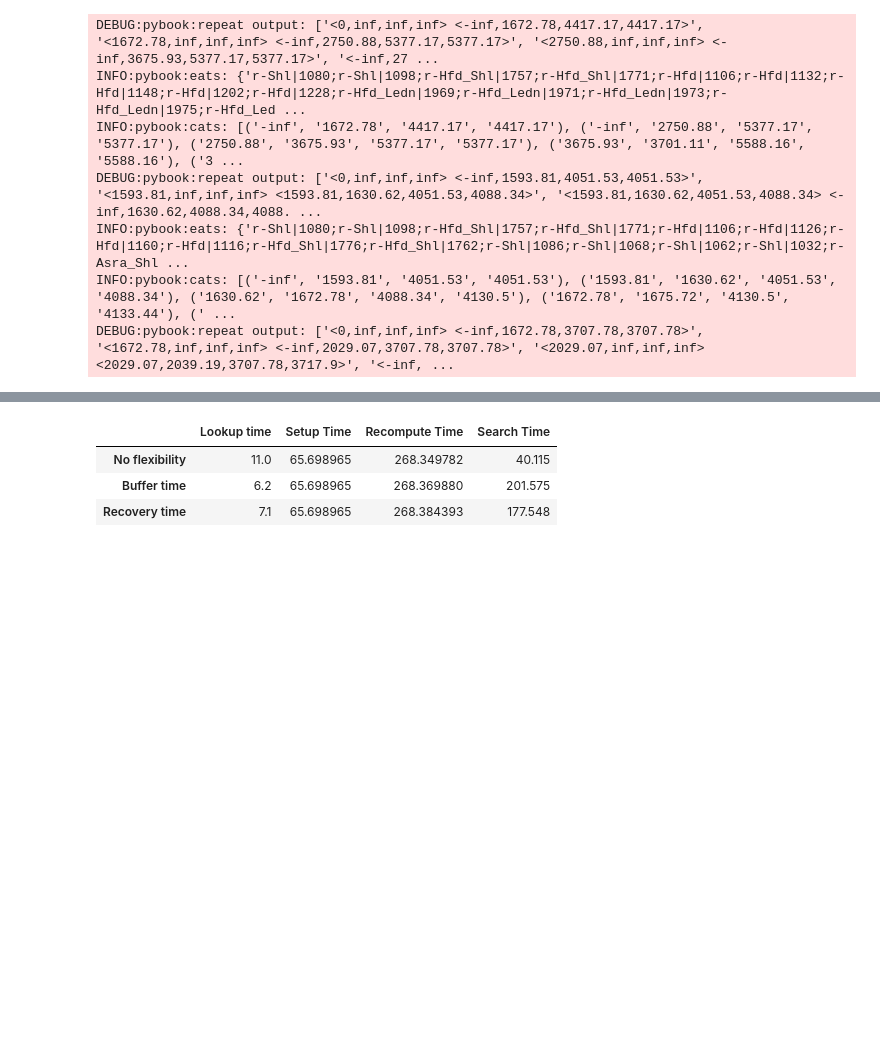
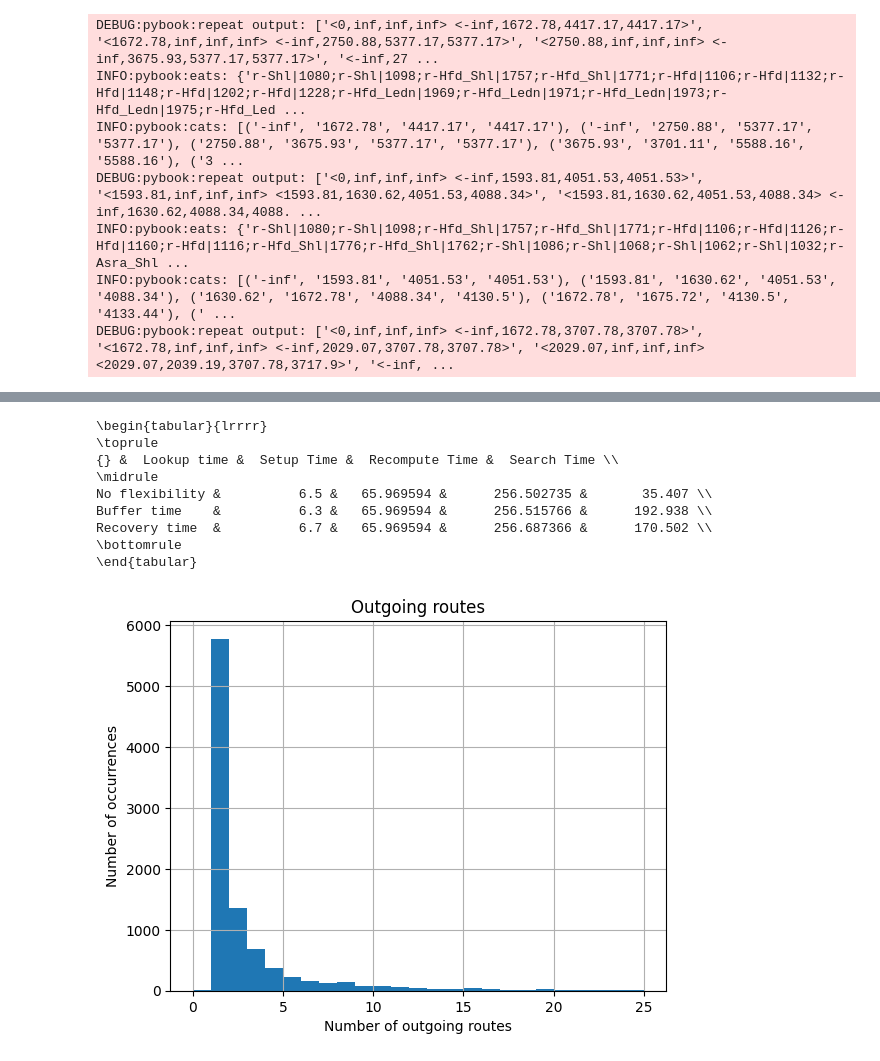
Before and after one commit to GoodGuyMe/delay-replanning-slack, a Jupyter notebook: experiments/blocking_experiments.ipynb, the cells around one changed output, grey strips where cells are left out. Drawn from its saved outputs; the diff is of its cells as text; code cells hidden in the pictures; blank space fills up the shorter version.

```diff
--- a/experiments/blocking_experiments.ipynb
+++ b/experiments/blocking_experiments.ipynb
@@ -327,19 +348,32 @@ def sum_cols(df1, cols, name):
     df2[name] = df1[cols].sum(axis=1)
     return df2
 
-df = pd.DataFrame([exp.get_running_time() for exp in experiments], index=[exp.metadata['label'] for exp in experiments])
+time_df = pd.DataFrame([exp.get_running_time() for exp in experiments], index=[exp.metadata['label'] for exp in experiments])
 
 setup_cols = ["track graph creation", "routing graph creation"]
 recompute_cols = ["unsafe interval generation", "safe interval generation", "bt and crt generation", "converting routes to blocks"]
 search_cols = ["FlexSIPP search time"]
 
-df = sum_cols(df, setup_cols, "Setup Time")
-df = sum_cols(df, recompute_cols, "Recompute Time")
-df = sum_cols(df, search_cols, "Search Time")
+time_df = sum_cols(time_df, setup_cols, "Setup Time")
+time_df = sum_cols(time_df, recompute_cols, "Recompute Time")
+time_df = sum_cols(time_df, search_cols, "Search Time")
 
-df
+print(time_df.to_latex())
 # %% [output]
-|  | Lookup time | Setup Time | Recompute Time | Search Time |
-| No flexibility | 11.0 | 65.698965 | 268.349782 | 40.115 |
-| Buffer time | 6.2 | 65.698965 | 268.369880 | 201.575 |
-| Recovery time | 7.1 | 65.698965 | 268.384393 | 177.548 |
+\begin{tabular}{lrrrr}
+\toprule
+{} &  Lookup time &  Setup Time &  Recompute Time &  Search Time \\
+\midrule
+No flexibility &          6.5 &   65.969594 &      256.502735 &       35.407 \\
+Buffer time    &          6.3 &   65.969594 &      256.515766 &      192.938 \\
+Recovery time  &          6.7 &   65.969594 &      256.687366 &      170.502 \\
+\bottomrule
+\end{tabular}
+# %%
+edges_df = pd.DataFrame({"Outgoing routes": [len(n.outgoing) for n in layout.g_block.nodes.values() if len(n.outgoing) <= 25]})
+hist = edges_df.hist(bins=25, )
+plt.xlabel("Number of outgoing routes")
+plt.ylabel("Number of occurrences")
+plt.show()
+# %% [output]
+[figure, added]
```
Also changed, not shown: parts of 10 cells of this notebook, 1 other file.
